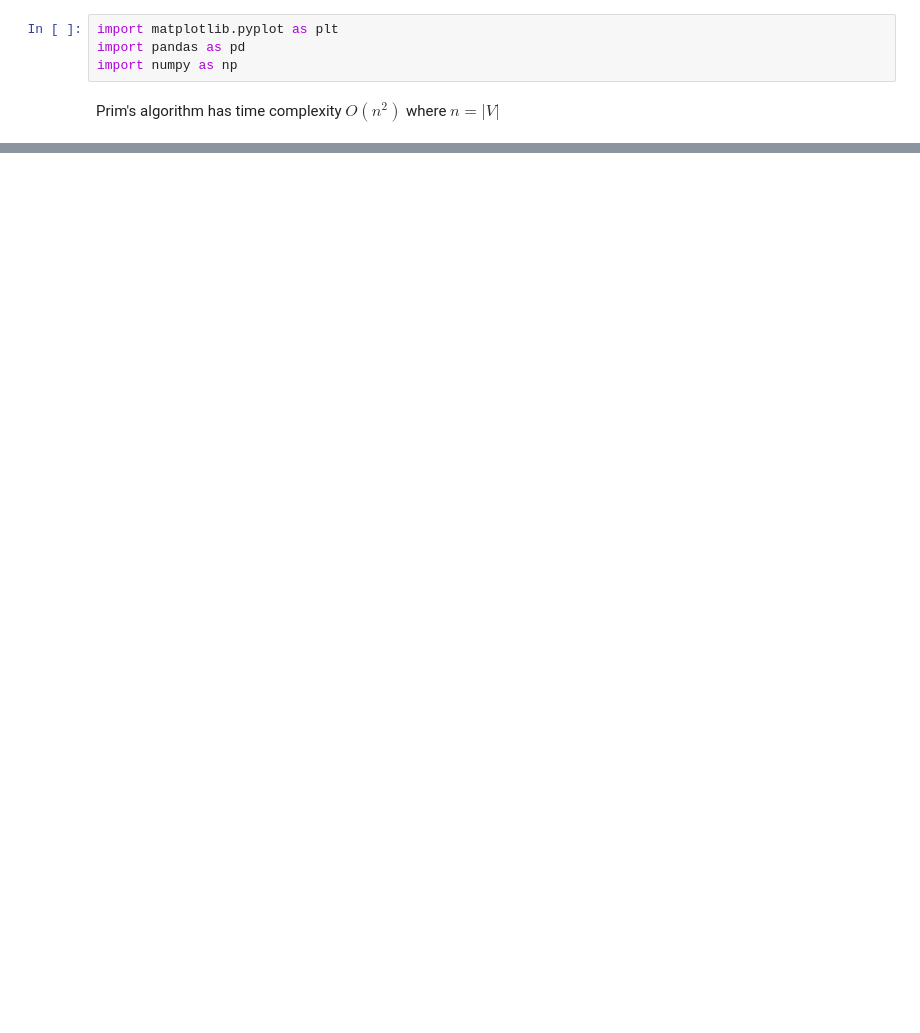
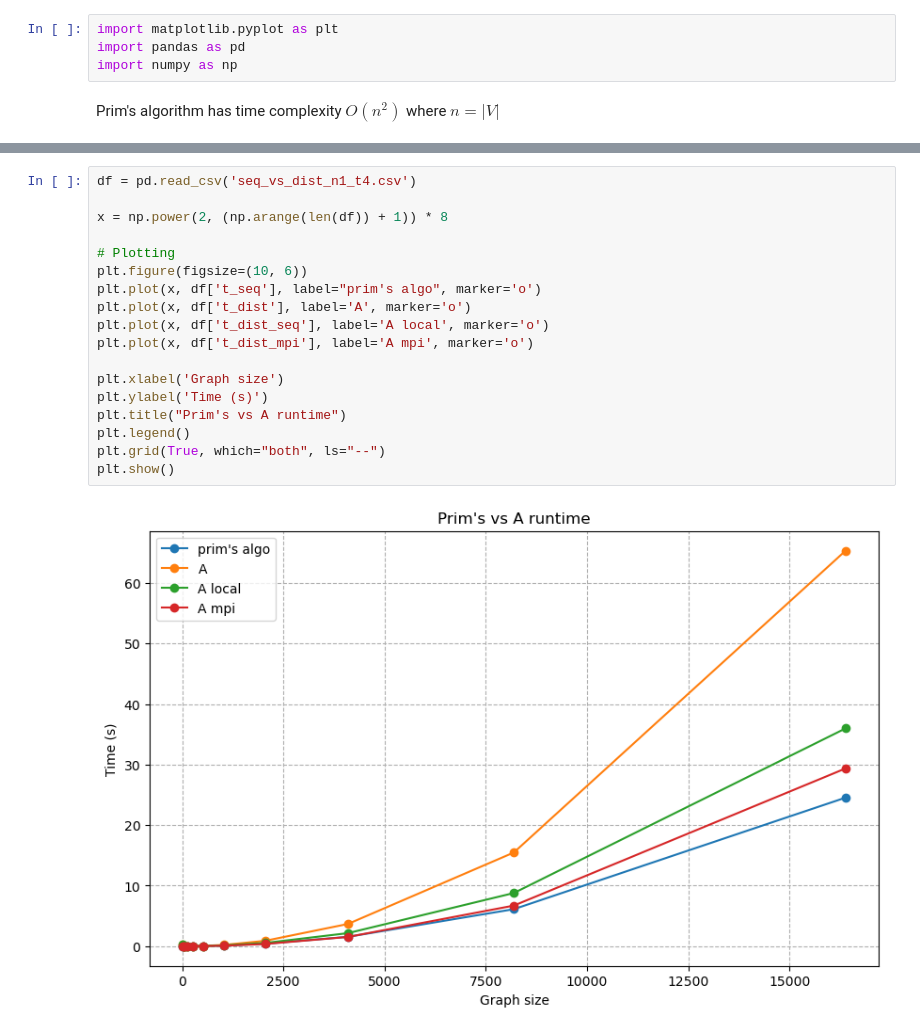
Before and after one commit to Chi-Chu319/MST_O_logn_logn, a Jupyter notebook: data_visualization.ipynb, the cells around one changed output, grey strips where cells are left out. Drawn from its saved outputs; the diff is of its cells as text; blank space fills up the shorter version.

```diff
--- a/data_visualization.ipynb
+++ b/data_visualization.ipynb
@@ -30,0 +50,20 @@ plt.show()
+# %%
+df = pd.read_csv('seq_vs_dist_n1_t4.csv')
+
+x = np.power(2, (np.arange(len(df)) + 1)) * 8
+
+# Plotting
+plt.figure(figsize=(10, 6))
+plt.plot(x, df['t_seq'], label="prim's algo", marker='o')
+plt.plot(x, df['t_dist'], label='A', marker='o')
+plt.plot(x, df['t_dist_seq'], label='A local', marker='o')
+plt.plot(x, df['t_dist_mpi'], label='A mpi', marker='o')
+
+plt.xlabel('Graph size')
+plt.ylabel('Time (s)')
+plt.title("Prim's vs A runtime")
+plt.legend()
+plt.grid(True, which="both", ls="--")
+plt.show()
+# %% [output]
+[figure, added]
```
Also changed, not shown: parts of 23 cells of this notebook, 11 other files.
